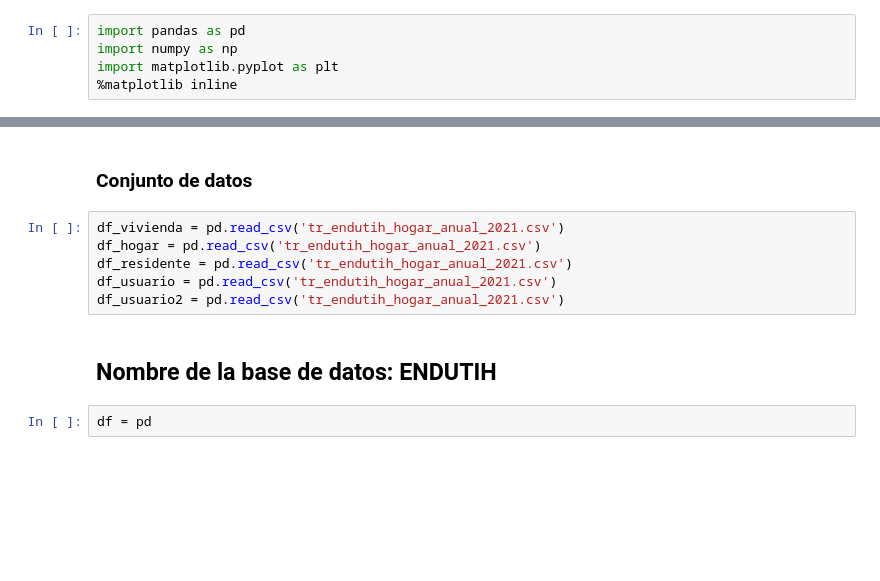
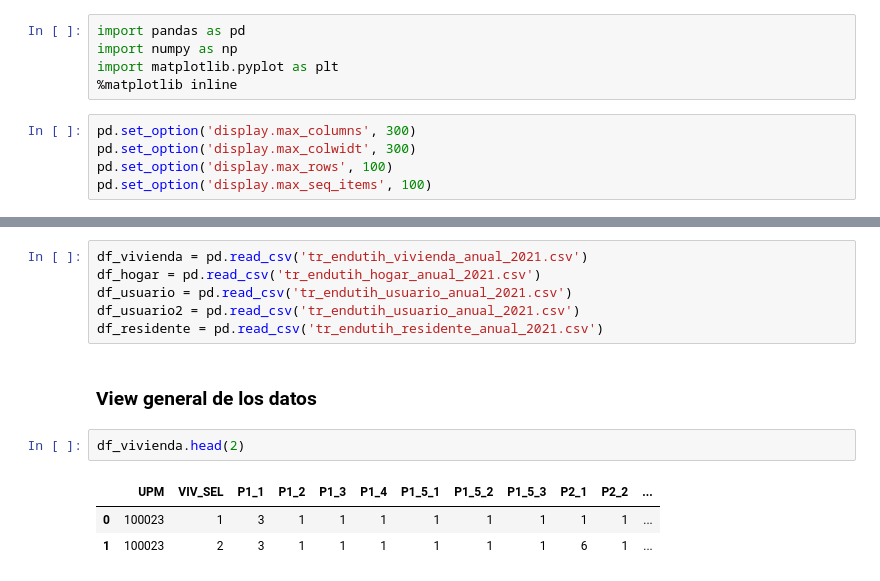
Before and after one commit to PosgradoMNA/actividades-del-projecto-team_109, a Jupyter notebook: actividades_del_projecto_team_109.ipynb, the cells around one changed output, grey strips where cells are left out. Saved outputs shown, nothing was run; the diff lists cells and outputs as text; blank space fills up the shorter version.

```diff
--- a/actividades_del_projecto_team_109.ipynb
+++ b/actividades_del_projecto_team_109.ipynb
@@ -10,3 +28,8 @@ import pandas as pd
 import numpy as np
 import matplotlib.pyplot as plt
 %matplotlib inline
+# %%
+pd.set_option('display.max_columns', 300)
+pd.set_option('display.max_colwidt', 300)
+pd.set_option('display.max_rows', 100)
+pd.set_option('display.max_seq_items', 100)
@@ -13,12 +38,14 @@ import matplotlib.pyplot as plt
+# %%
+df_vivienda = pd.read_csv('tr_endutih_vivienda_anual_2021.csv')
+df_hogar = pd.read_csv('tr_endutih_hogar_anual_2021.csv')
+df_usuario = pd.read_csv('tr_endutih_usuario_anual_2021.csv')
+df_usuario2 = pd.read_csv('tr_endutih_usuario_anual_2021.csv')
+df_residente = pd.read_csv('tr_endutih_residente_anual_2021.csv')
 # %% [markdown]
-### Conjunto de datos
+### View general de los datos
-# %%
-df_vivienda = pd.read_csv('tr_endutih_hogar_anual_2021.csv')
-df_hogar = pd.read_csv('tr_endutih_hogar_anual_2021.csv')
-df_residente = pd.read_csv('tr_endutih_hogar_anual_2021.csv')
-df_usuario = pd.read_csv('tr_endutih_hogar_anual_2021.csv')
-df_usuario2 = pd.read_csv('tr_endutih_hogar_anual_2021.csv')
-# %% [markdown]
-## Nombre de la base de datos: ENDUTIH
-# %%
-df = pd
+# %%
+df_vivienda.head(2)
+# %% [output]
+|  | UPM | VIV_SEL | P1_1 | P1_2 | P1_3 | P1_4 | P1_5_1 | P1_5_2 | P1_5_3 | P2_1 | P2_2 | ... |
+| 0 | 100023 | 1 | 3 | 1 | 1 | 1 | 1 | 1 | 1 | 1 | 1 | ... |
+| 1 | 100023 | 2 | 3 | 1 | 1 | 1 | 1 | 1 | 1 | 6 | 1 | ... |
```
Also changed, not shown: parts of 14 cells of this notebook.
